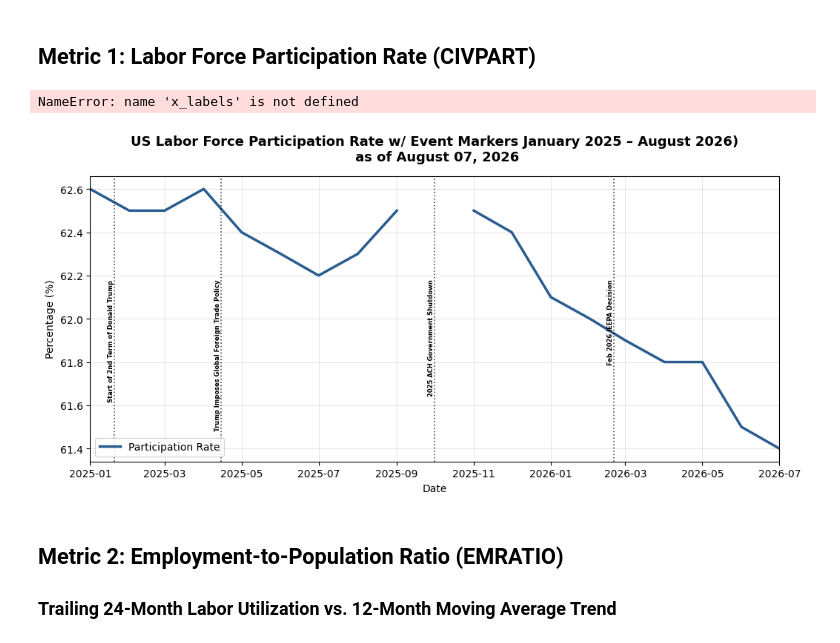
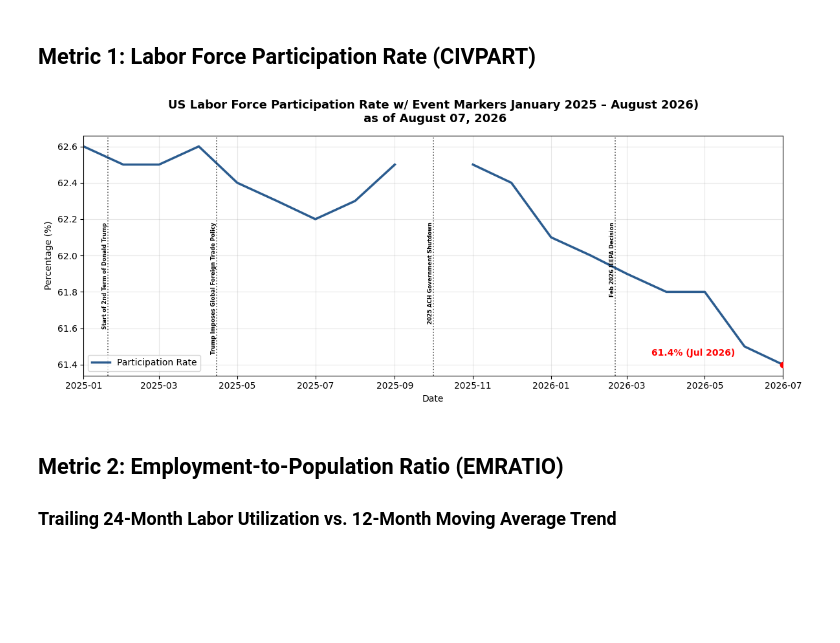
Before and after one commit to B-Ali04/Introduction-to-Machine-Learning-Using-Python-, a Jupyter notebook: 6. Applied Case Studies/U.S. Employment Reported Metrics.ipynb, the cells around one changed output. Saved outputs shown, nothing was run; the diff lists cells and outputs as text; code cells hidden in the pictures; blank space fills up the shorter version.

```diff
--- a/6. Applied Case Studies/U.S. Employment Reported Metrics.ipynb
+++ b/6. Applied Case Studies/U.S. Employment Reported Metrics.ipynb
@@ -357,37 +357,36 @@ plt.plot(df_kpi.index, df_kpi['Labor Force Participation Rate'],
 y_max = df_kpi['Labor Force Participation Rate'].max()
 
 # Event label axis formatting
 
 y = df_kpi['Labor Force Participation Rate'].mean()
 
 ax = plt.gca()
 ax.xaxis.set_major_formatter(mdates.DateFormatter('%Y-%m'))
 plt.xlim(datetime(2025, 1, 1), df_kpi.index.max())
 
 plt.title(f'US Labor Force Participation Rate w/ Event Markers {start.strftime("%B %Y")} – {end.strftime("%B %Y")})\n as of {str_current_date}', fontsize=13, pad=15, weight='bold')
 plt.ylabel("Percentage (%)")
 plt.xlabel("Date")
 plt.grid(alpha=0.3)
 plt.legend(loc='lower left')
 add_event_lines_small(events,df_kpi,y)
-ax.set_xticklabels(x_labels, rotation = 45, ha = 'right')
+##ax.set_xticklabels(x_labels, rotation = 45, ha = 'right')
 
 latest_date = df_kpi['Labor Force Participation Rate'].dropna().index[-1]
 latest_val = df_kpi['Labor Force Participation Rate'].dropna().iloc[-1]
 plt.scatter(latest_date, latest_val, color = 'red', zorder = 5)
 plt.annotate(f"{latest_val:.1f}% ({latest_date.strftime('%b %Y')})",
              (latest_date, latest_val),
              textcoords = "offset points",
-             xytext = (-60,10),
+             xytext = (-100,10),
              ha = 'center',
              weight = 'bold',
              color = 'red')
 
 plt.tight_layout()
 plt.show()
 # %% [output]
-NameError: name 'x_labels' is not defined
-[figure, old version]
+[figure, new version]
 # %% [markdown]
 ## Metric 2: Employment-to-Population Ratio (EMRATIO)
 ### Trailing 24-Month Labor Utilization vs. 12-Month Moving Average Trend
```
Also changed, not shown: parts of 2 cells of this notebook.
